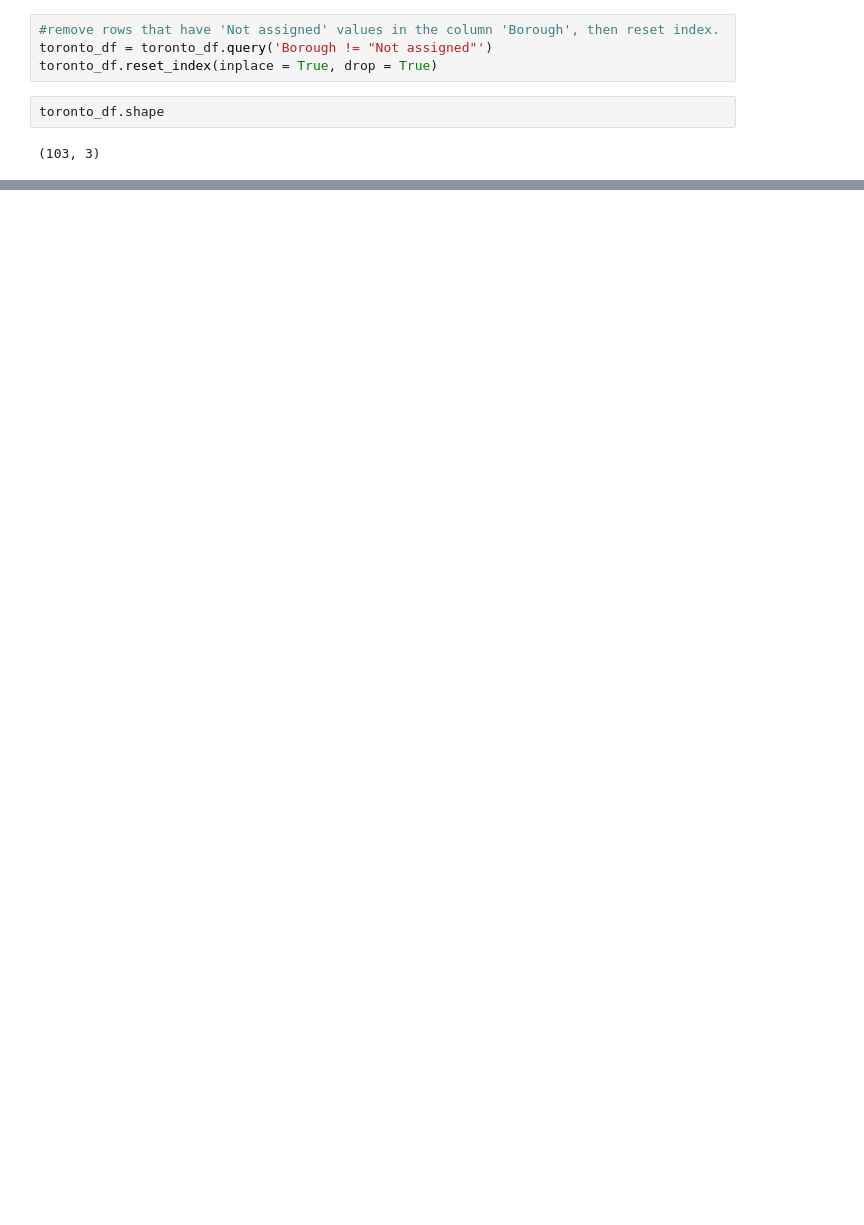
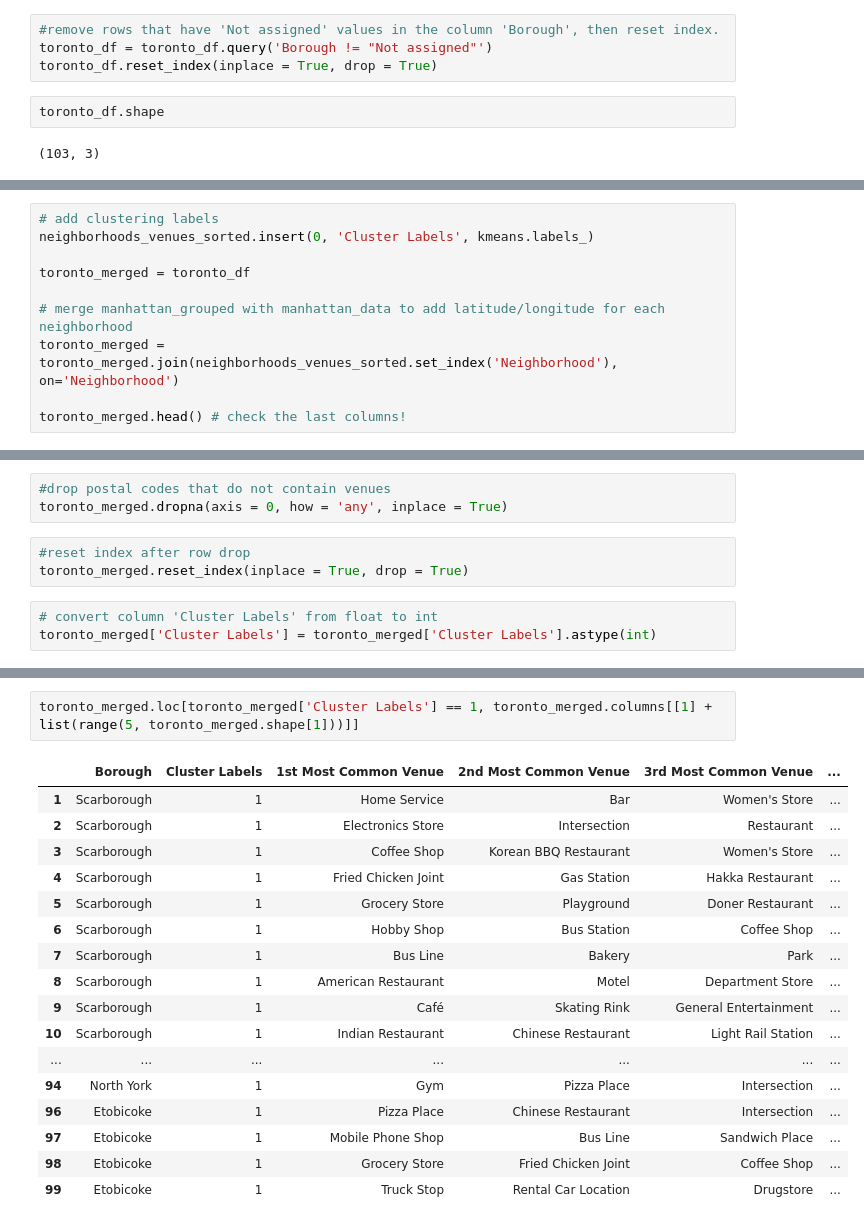
Before and after one commit to ChristopherSJames/Cousera_Capstone, a Jupyter notebook: Capstone Project Notebook.ipynb, the cells around one changed output, grey strips where cells are left out. Drawn from its saved outputs; the diff is of its cells as text; blank space fills up the shorter version.

```diff
--- a/Capstone Project Notebook.ipynb
+++ b/Capstone Project Notebook.ipynb
@@ -46,0 +332,10 @@ toronto_df.shape
+# %%
+# add clustering labels
+neighborhoods_venues_sorted.insert(0, 'Cluster Labels', kmeans.labels_)
+
+toronto_merged = toronto_df
+
+# merge manhattan_grouped with manhattan_data to add latitude/longitude for each neighborhood
+toronto_merged = toronto_merged.join(neighborhoods_venues_sorted.set_index('Neighborhood'), on='Neighborhood')
+
+toronto_merged.head() # check the last columns!
@@ -46,0 +349,9 @@ toronto_df.shape
+# %%
+#drop postal codes that do not contain venues
+toronto_merged.dropna(axis = 0, how = 'any', inplace = True)
+# %%
+#reset index after row drop
+toronto_merged.reset_index(inplace = True, drop = True)
+# %%
+# convert column 'Cluster Labels' from float to int
+toronto_merged['Cluster Labels'] = toronto_merged['Cluster Labels'].astype(int)
@@ -46,0 +413,20 @@ toronto_df.shape
+# %%
+toronto_merged.loc[toronto_merged['Cluster Labels'] == 1, toronto_merged.columns[[1] + list(range(5, toronto_merged.shape[1]))]]
+# %% [output]
+|  | Borough | Cluster Labels | 1st Most Common Venue | 2nd Most Common Venue | 3rd Most Common Venue | ... |
+| 1 | Scarborough | 1 | Home Service | Bar | Women's Store | ... |
+| 2 | Scarborough | 1 | Electronics Store | Intersection | Restaurant | ... |
+| 3 | Scarborough | 1 | Coffee Shop | Korean BBQ Restaurant | Women's Store | ... |
+| 4 | Scarborough | 1 | Fried Chicken Joint | Gas Station | Hakka Restaurant | ... |
+| 5 | Scarborough | 1 | Grocery Store | Playground | Doner Restaurant | ... |
+| 6 | Scarborough | 1 | Hobby Shop | Bus Station | Coffee Shop | ... |
+| 7 | Scarborough | 1 | Bus Line | Bakery | Park | ... |
+| 8 | Scarborough | 1 | American Restaurant | Motel | Department Store | ... |
+| 9 | Scarborough | 1 | Café | Skating Rink | General Entertainment | ... |
+| 10 | Scarborough | 1 | Indian Restaurant | Chinese Restaurant | Light Rail Station | ... |
+| ... | ... | ... | ... | ... | ... | ... |
+| 94 | North York | 1 | Gym | Pizza Place | Intersection | ... |
+| 96 | Etobicoke | 1 | Pizza Place | Chinese Restaurant | Intersection | ... |
+| 97 | Etobicoke | 1 | Mobile Phone Shop | Bus Line | Sandwich Place | ... |
+| 98 | Etobicoke | 1 | Grocery Store | Fried Chicken Joint | Coffee Shop | ... |
+| 99 | Etobicoke | 1 | Truck Stop | Rental Car Location | Drugstore | ... |
```
Also changed, not shown: parts of 41 cells of this notebook, 1 other file.
